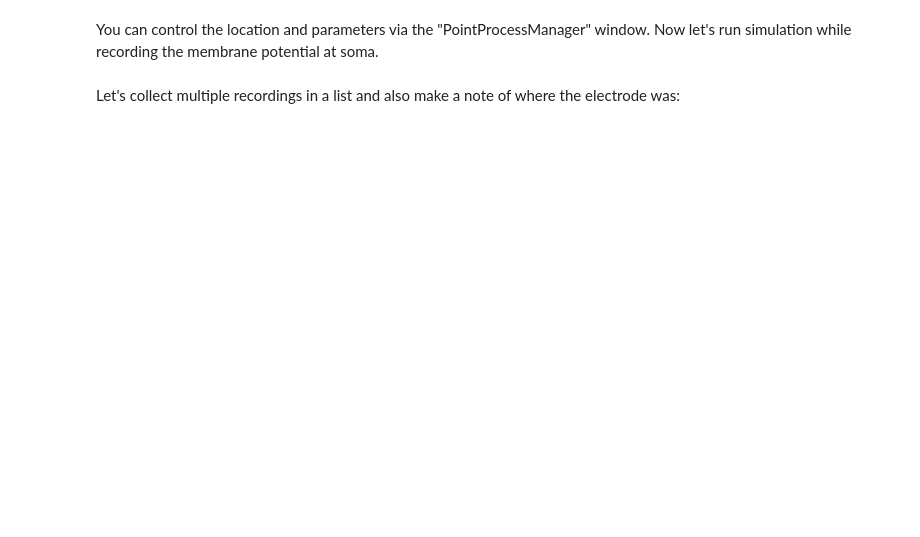
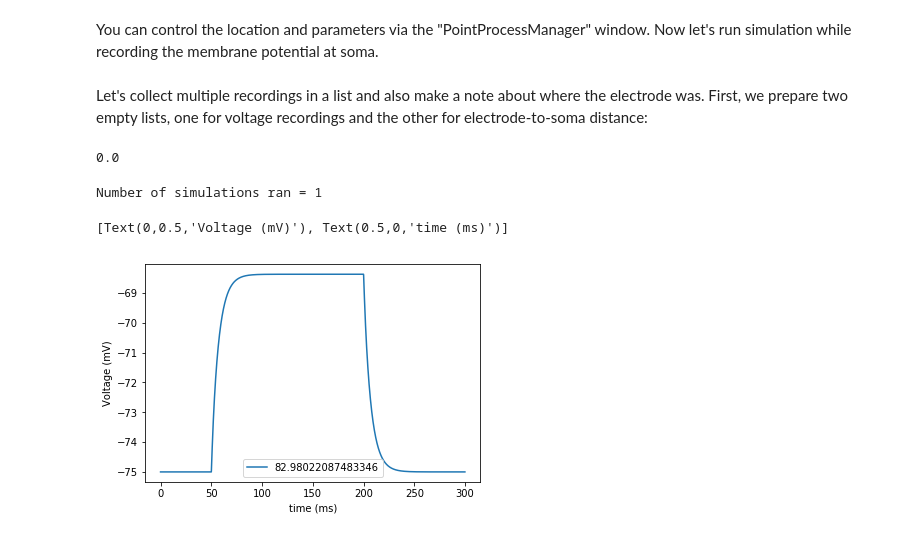
Before and after one commit to shhong/a310_cns_2020, a Jupyter notebook: class_1/NEURON tutorial 2-part1.ipynb, the cells around one changed output. Saved outputs shown, nothing was run; the diff lists cells and outputs as text; code cells hidden in the pictures; blank space fills up the shorter version.

Commit message:
Updarte the NEURON tutorial 2-part1

```diff
--- a/class_1/NEURON tutorial 2-part1.ipynb
+++ b/class_1/NEURON tutorial 2-part1.ipynb
@@ -42,7 +64,7 @@ def run(tstop=300):
     """runs a simulation and returns the membrane potential recording at the soma."""
     dt = 0.1 # Again we use 10kHz sampling rate, e.g. 0.1 ms interval
     vrec = h.Vector() # The recording will be save in this vector
-    vrec.record(h.soma(0.5)._ref_v, dt)
+    vrec.record(cell.soma(0.5)._ref_v, dt)
 
     h.tstop = tstop  # Set how long the simulation will run.
     h.init()
@@ -50,4 +72,36 @@ def run(tstop=300):
 
     return vrec.c() # Should return a copy of the vector
 # %% [markdown]
-Let's collect multiple recordings in a list and also make a note of where the electrode was:
+Let's collect multiple recordings in a list and also make a note about where the electrode was. First, we prepare two empty lists, one for voltage recordings and the other for electrode-to-soma distance:
+# %%
+# Reset lists
+vrecs = []
+distances = []
+
+# Set the origin to cell.soma(0)
+# See https://www.neuron.yale.edu/neuron/static/py_doc/modelspec/programmatic/topology/geometry.html#distance
+h.distance(sec=cell.soma)
+# %% [output]
+0.0
+# %%
+result = run()
+vrecs.append(result)
+
+# Measure a distance to the origin from the electrode
+distances.append(
+    h.distance(h.IClamp[0].get_segment())
+)
+print("Number of simulations ran =", len(vrecs))
+# %% [output]
+Number of simulations ran = 1
+# %%
+fig,ax = plt.subplots()
+
+t = np.arange(3000)*0.1 # Remember that we use 10kHz for a sampling rate
+for v in vrecs:
+    ax.plot(t, v)
+ax.legend(distances)
+ax.set(xlabel='time (ms)', ylabel='Voltage (mV)')
+# %% [output]
+[Text(0,0.5,'Voltage (mV)'), Text(0.5,0,'time (ms)')]
+[figure, added]
```
Also changed, not shown: parts of 31 cells of this notebook, 1 other file.
